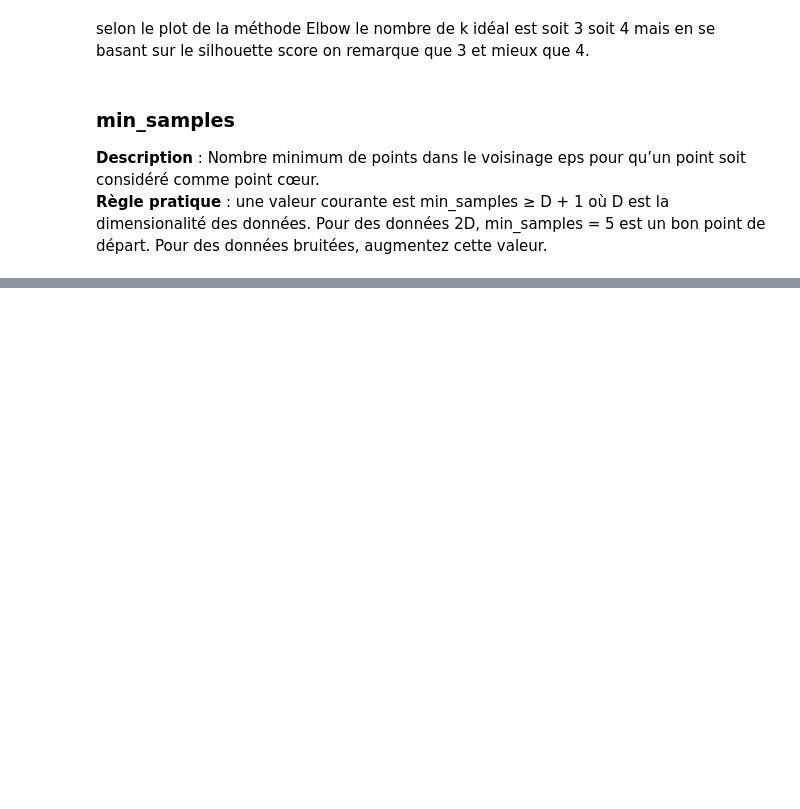
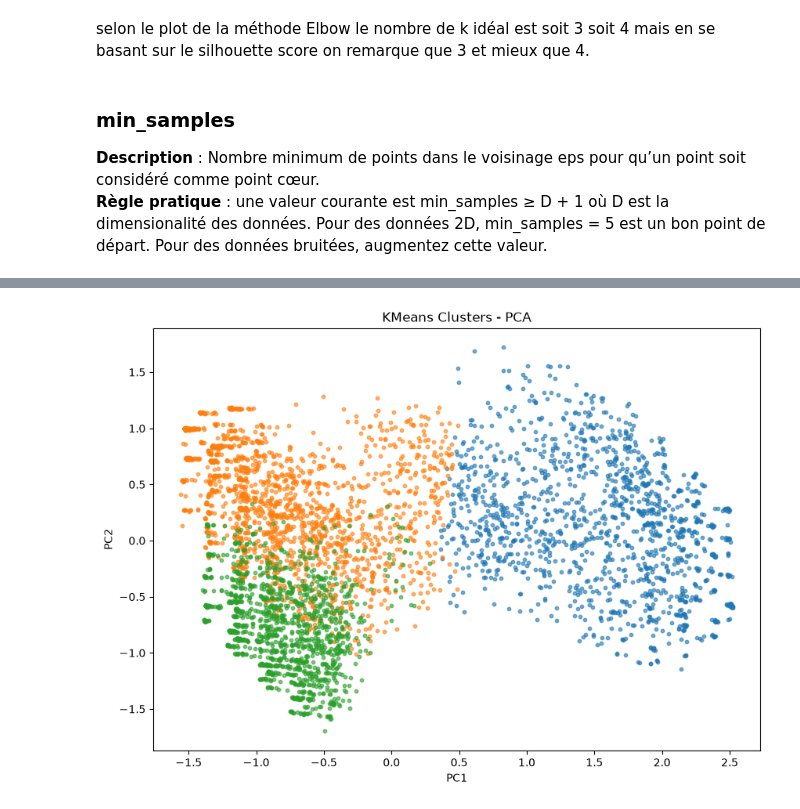
Before and after one commit to kuroi-hime/Customer-Churn-Analysis-Segmentation-Prediction, a Jupyter notebook: notebooks/02_Clustering.ipynb, the cells around one changed output, grey strips where cells are left out. Saved outputs shown, nothing was run; the diff lists cells and outputs as text; code cells hidden in the pictures; blank space fills up the shorter version.

```diff
--- a/notebooks/02_Clustering.ipynb
+++ b/notebooks/02_Clustering.ipynb
@@ -74,6 +75,12 @@ plt.show()
 [figure]
 # %% [markdown]
 selon le plot de la méthode Elbow le nombre de k idéal est soit 3 soit 4 mais en se basant sur le silhouette score on remarque que 3 et mieux que 4.
+# %%
+kmeans_model = KMeans(
+        n_clusters=3,
+        random_state=11
+    )
+kmeans_predicted_y = kmeans_model.fit_predict(X)
 # %% [markdown]
 ### min_samples
 **Description** : Nombre minimum de points dans le voisinage eps pour qu’un point soit considéré comme point cœur.
@@ -156,0 +343,25 @@ le moins nombre d'outliers est repéré à la ligne 55 où on a 3 clusters avec
+# %%
+# Visualisation avec PCA
+
+pca = PCA(n_components=2)
+
+X_pca = pca.fit_transform(X)
+
+plt.figure(figsize=(10, 7))
+
+for cluster in np.unique(kmeans_predicted_y):
+    mask = (predicted_y == cluster)
+    plt.scatter(
+        X_pca[mask, 0],
+        X_pca[mask, 1],
+        s=10,
+        alpha=0.6,
+        label=f"Cluster {cluster}"
+    )
+
+plt.xlabel("PC1")
+plt.ylabel("PC2")
+plt.title("KMeans Clusters - PCA")
+plt.show()
+# %% [output]
+[figure, added]
```
Also changed, not shown: parts of 19 cells of this notebook.
